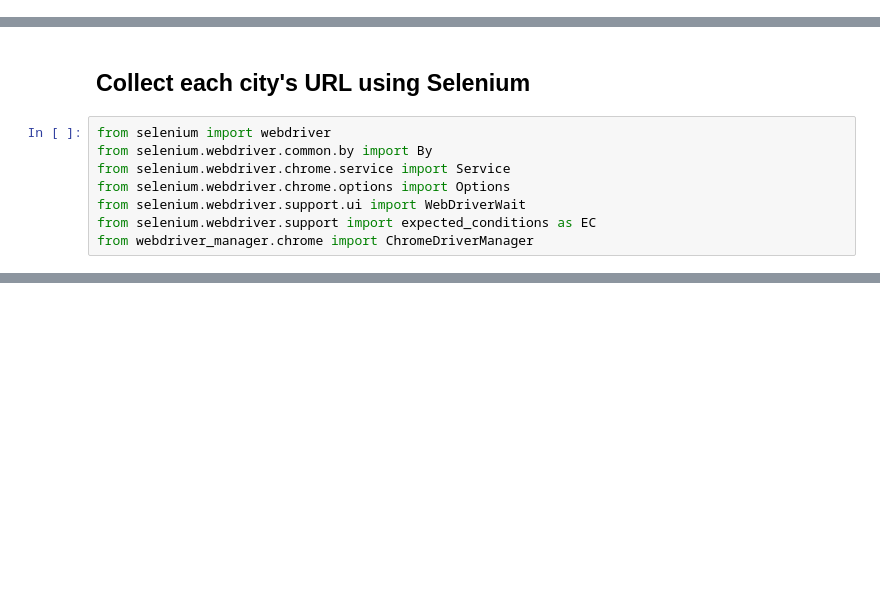
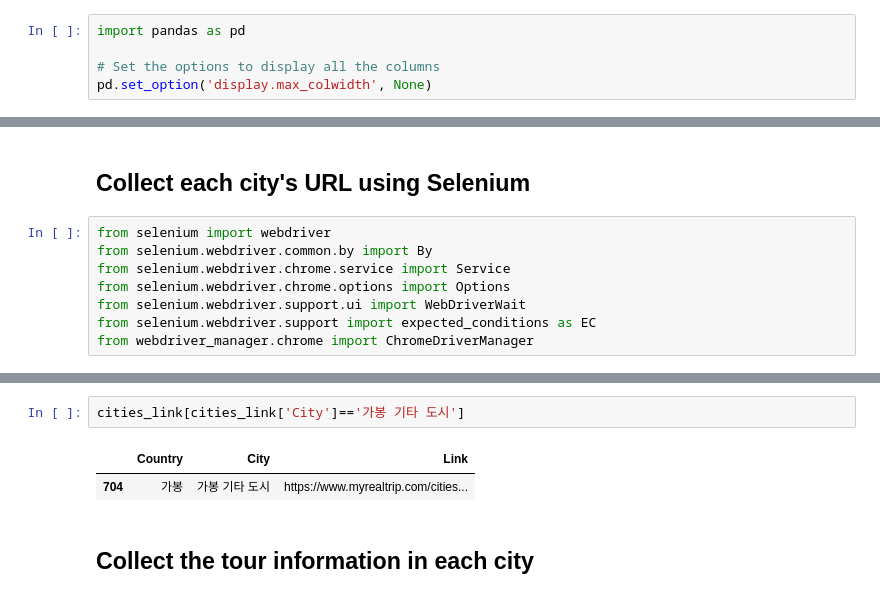
Before and after one commit to jisun02/OTA_analysis, a Jupyter notebook: Data/OTA_Data/OTA_data_collection.ipynb, the cells around one changed output, grey strips where cells are left out. Drawn from its saved outputs; the diff is of its cells as text; blank space fills up the shorter version.

```diff
--- a/Data/OTA_Data/OTA_data_collection.ipynb
+++ b/Data/OTA_Data/OTA_data_collection.ipynb
@@ -1,3 +1,8 @@
+# %%
+import pandas as pd
+
+# Set the options to display all the columns
+pd.set_option('display.max_colwidth', None)
 # %% [markdown]
 ## Collect each country's URL using Beautifulsoup
 # %% [markdown]
@@ -302,0 +321,7 @@ Checking: 입장권
+# %%
+cities_link[cities_link['City']=='가봉 기타 도시']
+# %% [output]
+|  | Country | City | Link |
+| 704 | 가봉 | 가봉 기타 도시 | https://www.myrealtrip.com/cities... |
+# %% [markdown]
+## Collect the tour information in each city
```
Also changed, not shown: parts of 7 cells of this notebook, 17 other files.
